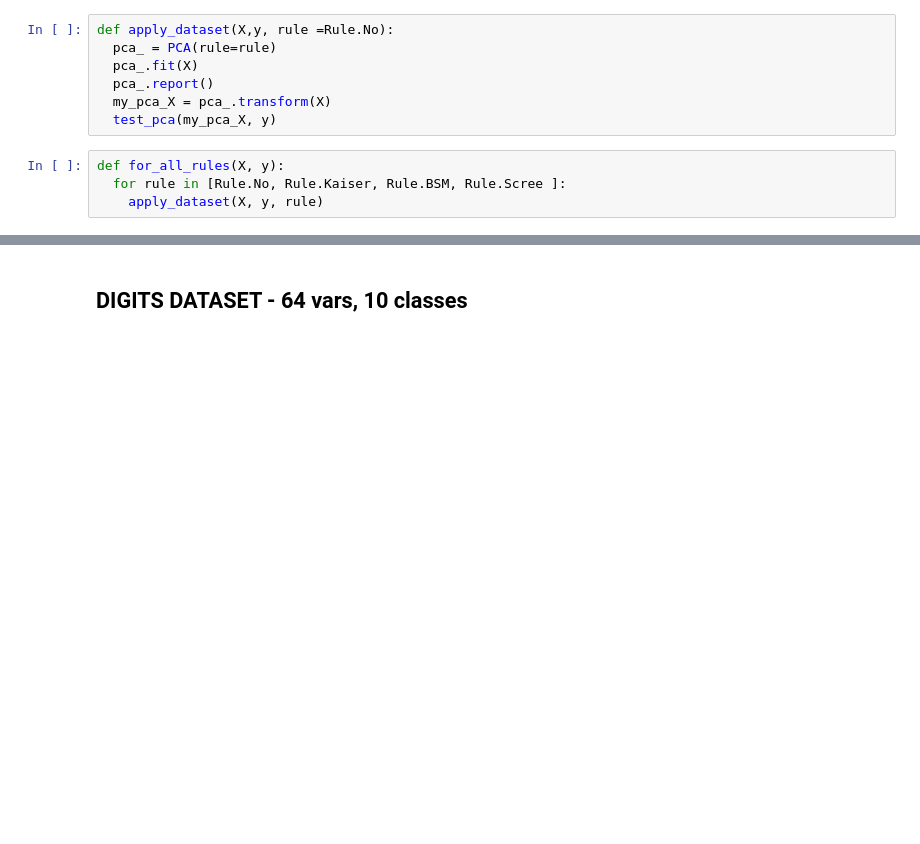
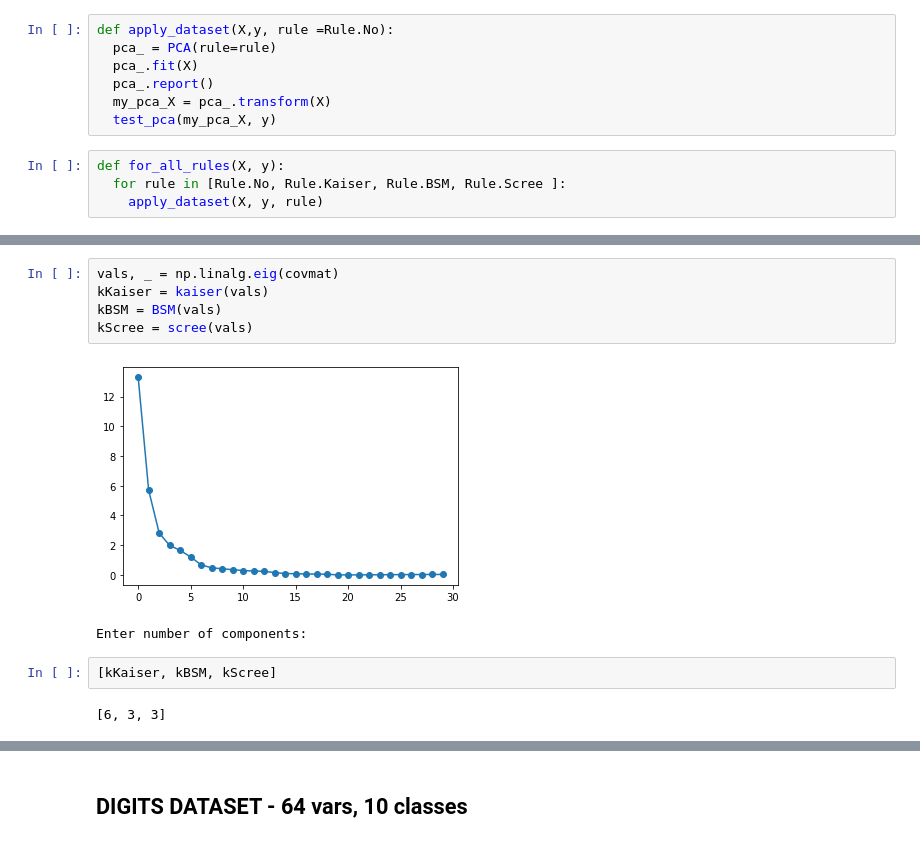
Before and after one commit to ujnomw/neural-networks, a Jupyter notebook: pca.ipynb, the cells around one changed output, grey strips where cells are left out. Drawn from its saved outputs; the diff is of its cells as text; blank space fills up the shorter version.

```diff
--- a/pca.ipynb
+++ b/pca.ipynb
@@ -124,0 +136,12 @@ X = StandardScaler().fit_transform(X)
+# %%
+vals, _ = np.linalg.eig(covmat)
+kKaiser = kaiser(vals)
+kBSM = BSM(vals)
+kScree = scree(vals)
+# %% [output]
+[figure, added]
+Enter number of components:
+# %%
+[kKaiser, kBSM, kScree]
+# %% [output]
+[6, 3, 3]
```
Also changed, not shown: parts of 11 cells of this notebook, 1 other file.
